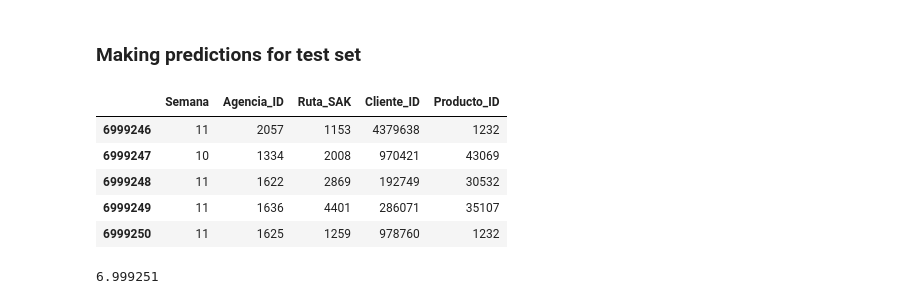
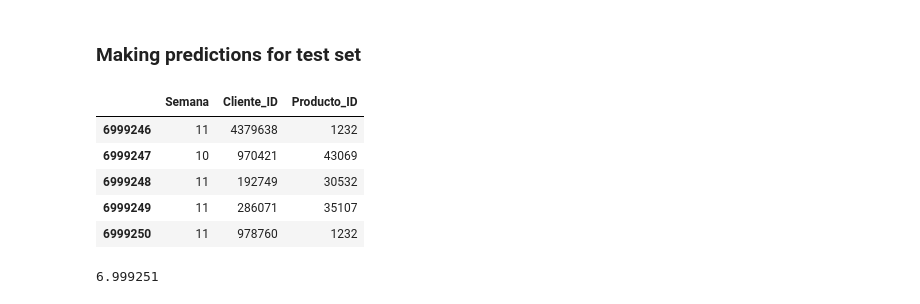
Before and after one commit to agalea91/Kaggle_scripts, a Jupyter notebook: grupo_inventory_demand/exploration/bimbo_predict.ipynb, the cells around one changed output. Drawn from its saved outputs; the diff is of its cells as text; code cells hidden in the pictures.

```diff
--- a/grupo_inventory_demand/exploration/bimbo_predict.ipynb
+++ b/grupo_inventory_demand/exploration/bimbo_predict.ipynb
@@ -208,20 +292,20 @@ Wall time: 1min 20s
 # %% [markdown]
 ### Making predictions for test set
 # %%
-types = {'Semana': np.uint8, 'Agencia_ID': np.uint16, 'Ruta_SAK': np.uint16,
+types = {'Semana': np.uint8, #'Agencia_ID': np.uint16, 'Ruta_SAK': np.uint16,
          'Cliente_ID': np.uint32, 'Producto_ID':np.uint16}
 
 df_test = pd.read_csv('../input/test.csv',
                       usecols=list(types.keys()),
                       dtype=types)
 df_test.tail()
 # %% [output]
-|  | Semana | Agencia_ID | Ruta_SAK | Cliente_ID | Producto_ID |
-| 6999246 | 11 | 2057 | 1153 | 4379638 | 1232 |
-| 6999247 | 10 | 1334 | 2008 | 970421 | 43069 |
-| 6999248 | 11 | 1622 | 2869 | 192749 | 30532 |
-| 6999249 | 11 | 1636 | 4401 | 286071 | 35107 |
-| 6999250 | 11 | 1625 | 1259 | 978760 | 1232 |
+|  | Semana | Cliente_ID | Producto_ID |
+| 6999246 | 11 | 4379638 | 1232 |
+| 6999247 | 10 | 970421 | 43069 |
+| 6999248 | 11 | 192749 | 30532 |
+| 6999249 | 11 | 286071 | 35107 |
+| 6999250 | 11 | 978760 | 1232 |
 # %%
 len(df_test)/10**6
 # %% [output]
```
Also changed, not shown: parts of 77 cells of this notebook.
